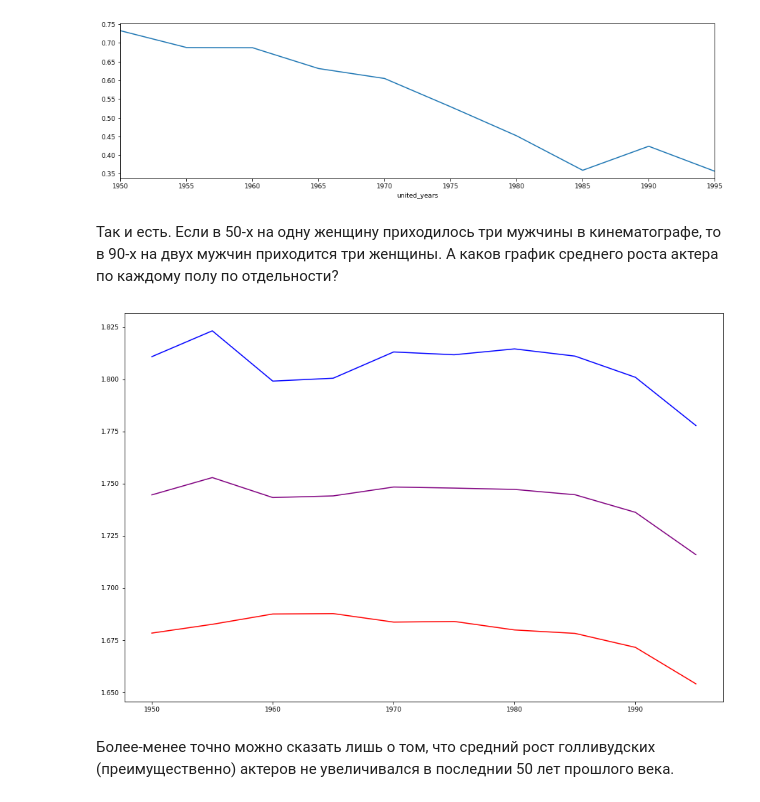
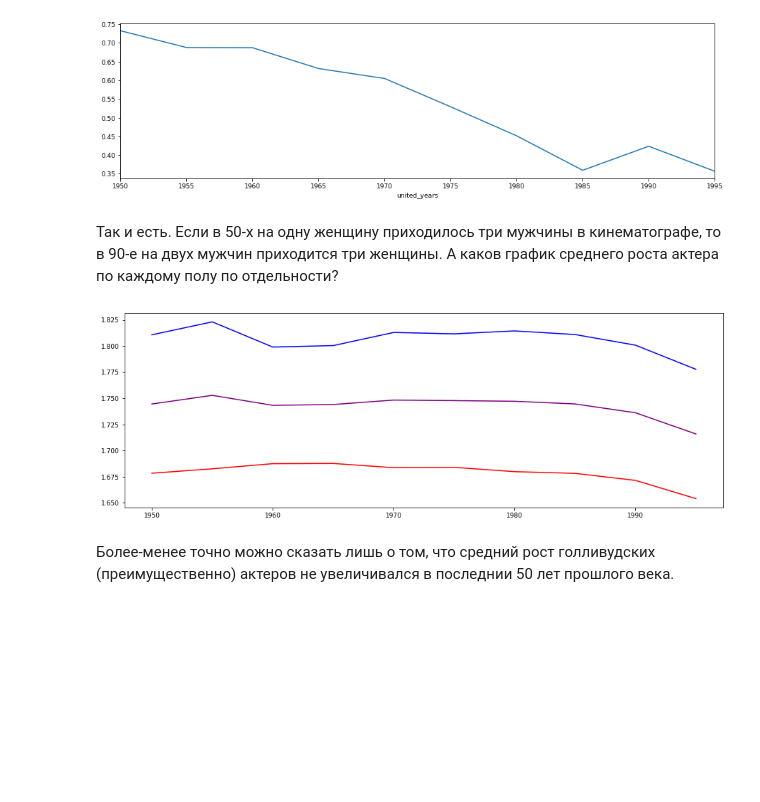
Before and after one commit to Anonymous469994/celebrity_zodiak, a Jupyter notebook: 3_DM_EDA.ipynb, the cells around one changed output. Saved outputs shown, nothing was run; the diff lists cells and outputs as text; code cells hidden in the pictures; blank space fills up the shorter version.

```diff
--- a/3_DM_EDA.ipynb
+++ b/3_DM_EDA.ipynb
@@ -550,6 +15,6 @@ df = pd.read_csv(name, sep='\t')
 # %%
-df = purification_df(preprocessing_df(df))
-check_df(df)
+df = mzl.purification_df(mzl.preprocessing_df(df))
+mzl.check_df(df)
 df.head(2)
 # %% [output]
 OK
@@ -1087,32 +108,32 @@ temp_df.groupby(by=['united_years'])['male'].mean().plot.line()
 <matplotlib.axes._subplots.AxesSubplot at 0x...>
 [figure]
 # %% [markdown]
-Так и есть. Если в 50-x на одну женщину приходилось три мужчины в кинематографе, то в 90-х на двух мужчин приходится три женщины. А каков график среднего роста актера по каждому полу по отдельности?
+Так и есть. Если в 50-x на одну женщину приходилось три мужчины в кинематографе, то в 90-е на двух мужчин приходится три женщины. А каков график среднего роста актера по каждому полу по отдельности?
 # %%
-fig = plt.figure(figsize= (15,10))
+fig = plt.figure(figsize= (15,5))
 
 temp_df = df
 temp_df['united_years'] = temp_df['year'].map(lambda x: (x - x%5))
 temp_df = temp_df[df.prof == 'actr'][['united_years', 'height', 'male']].dropna()
 temp_df = temp_df[temp_df.united_years >= 1950]
 temp_df = temp_df[temp_df.united_years <= 1995]
 
 x_male = temp_df[df.male == 1].groupby(by=['united_years'])['united_years'].mean()
 y_male = temp_df[df.male == 1].groupby(by=['united_years'])['height'].mean()
 plt.plot(x_male, y_male, 'b') # plotting t, b separately
 
 x_female = temp_df[(df.male == 0) & (df.prof == 'actr')].groupby(by=['united_years'])['united_years'].mean()
 y_female = temp_df[(df.male == 0) & (df.prof == 'actr')].groupby(by=['united_years'])['height'].mean()
 plt.plot(x_female, y_female, 'r') # plotting t, c separately
 
 x = temp_df.groupby(by=['united_years'])['united_years'].mean()
 # y = temp_df.groupby(by=['united_years'])['height'].mean()
 y = (y_male + y_female) / 2
 plt.plot(x, y, 'purple') # plotting t, a separately
 
 plt.show()
 # %% [output]
-[figure, old version]
+[figure, new version]
 # %% [markdown]
 Более-менее точно можно сказать лишь о том, что средний рост голливудских (преимущественно) актеров не увеличивался в последнии 50 лет прошлого века.
 # %%
```
Also changed, not shown: parts of 120 cells of this notebook, 2 other files.
